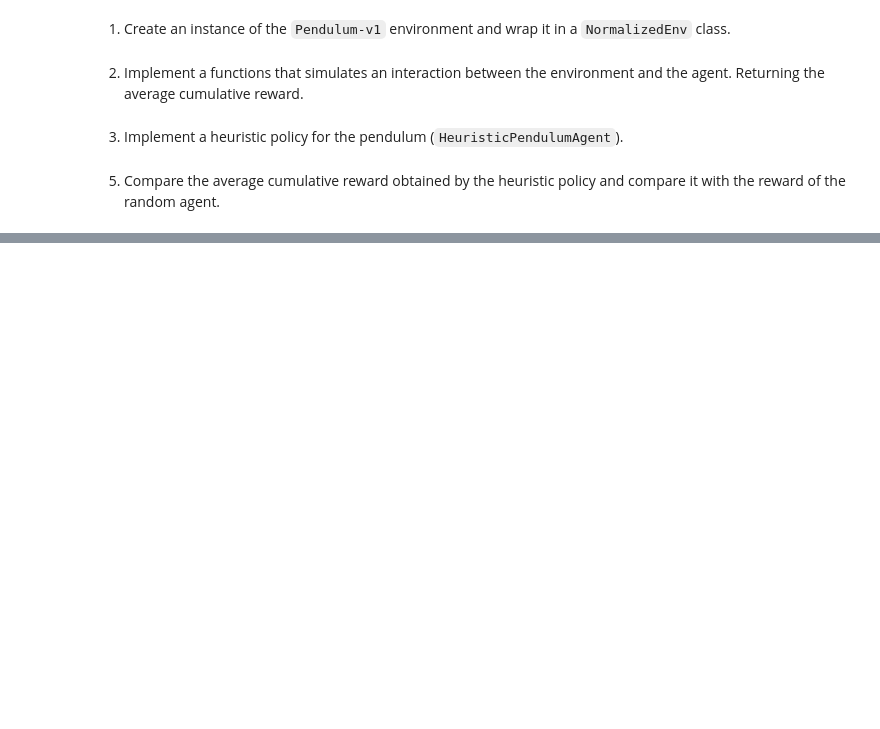
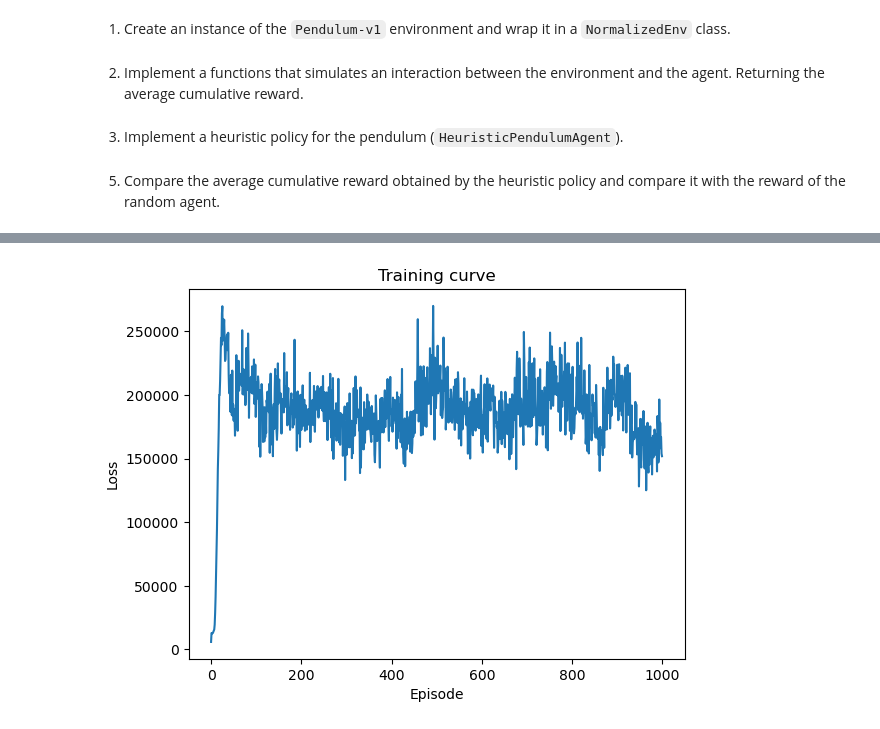
Before and after one commit to aristo6253/ANN-RL-DDPG, a Jupyter notebook: DDPG.ipynb, the cells around one changed output, grey strips where cells are left out. Cells and saved outputs as stored; diff of their text form; code cells hidden in the pictures; blank space fills up the shorter version.

```diff
--- a/DDPG.ipynb
+++ b/DDPG.ipynb
@@ -119,6 +123,9 @@ class ReplayBuffer:
             if self.verbose:
                 print(f'Sampling transition {self.transitions[idx]}')
         return batch
+
+    def __len__(self):
+        return len(self.transitions)
 # %%
 class QNetwork(torch.nn.Module):
     def __init__(self):
@@ -200,19 +213,20 @@ gamma = 0.99
 # Make a replay buffer
 replay_buffer = ReplayBuffer(max_size=1000, verbose=False)
 
-# Make a random agent
-random_agent = RandomAgent(env)
+# Make a heuristic agent
+heuristic_agent = HeuristicPendulumAgent(env, verbose=False)
 
 # Collect some transitions
 transitions = []
 for _ in range(3):
     state, _,  = env.reset()
-    action = random_agent.compute_action(state)
+    action = heuristic_agent.compute_action(state)
     next_state, reward, _, done, _ = env.step(action)
-    transition = (state, action, reward, next_state, done)
+    next_action = heuristic_agent.compute_action(next_state)
+    transition = (state, action, reward, next_state, next_action, done)
     transitions.append(transition)
     replay_buffer.store(transition)
 
 
-train_q_network(q_network, transitions, None, None)
+train_q_network(q_network, transitions, optimizer, gamma, verbose=False)
 # %% [output]
@@ -230,3 +233,0 @@ Predicted Q-values: tensor([[0.0725],
-# %%
-def create_heatmap(q_network, action_range, velocity_range, n_points):
-    """Create heatmap of Q-values for the pendulum environment."""
@@ -232,0 +260,63 @@ def create_heatmap(q_network, action_range, velocity_range, n_points):
+# %%
+# Assuming all necessary classes and functions are already defined above.
+
+# Hyperparameters
+buffer_size = 10000
+batch_size = 128
+gamma = 0.99
+lr = 1e-4
+episodes = 1000
+
+# Initialize environment, agents, and replay buffer
+env = NormalizedEnv(gym.make('Pendulum-v1'))
+heuristic_agent = HeuristicPendulumAgent(env)
+replay_buffer = ReplayBuffer(buffer_size)
+
+# Create Q-network and optimizer
+q_network = QNetwork()
+optimizer = torch.optim.Adam(q_network.parameters(), lr=lr)
+
+# Training loop
+episode_losses = []
+for episode in range(episodes):
+    clear_output(wait=True)
+    print(f'Episode {episode + 1}/{episodes}')
+    state, _ = env.reset()
+    done = False
+    total_loss = 0
+
+    while not done:
+        action = heuristic_agent.compute_action(state)
+        next_state, reward, _, done, _ = env.step(action)
+        next_action = heuristic_agent.compute_action(next_state)
+
+        # Truncated due to env constraints (True) or terminal state (False)
+        # trunc = done and not env.unwrapped._past_limit()
+
+        transition = (state, action, reward, next_state, next_action, done)
+        replay_buffer.store(transition)
+
+        if len(replay_buffer) > batch_size:
+            transitions = replay_buffer.sample(batch_size)
+            loss = train_q_network(q_network, transitions, optimizer, gamma)
+            total_loss += loss
+
+        state = next_state
+
+    episode_losses.append(total_loss)
+
+# Plot training curve
+plt.plot(episode_losses)
+plt.xlabel('Episode')
+plt.ylabel('Loss')
+plt.title('Training curve')
+plt.show()
+
+# Create and plot heatmap
+action_range = [-2, 2]
+velocity_range = [-5, 5]
+n_points = 100
+
+heatmap = create_heatmap(q_network, action_range, velocity_range, n_points)
+plot_heatmap(heatmap, action_range, velocity_range)
+# %% [output]
@@ -232,0 +324 @@ def create_heatmap(q_network, action_range, velocity_range, n_points):
+[figure, added]
```
Also changed, not shown: parts of 8 cells of this notebook.
